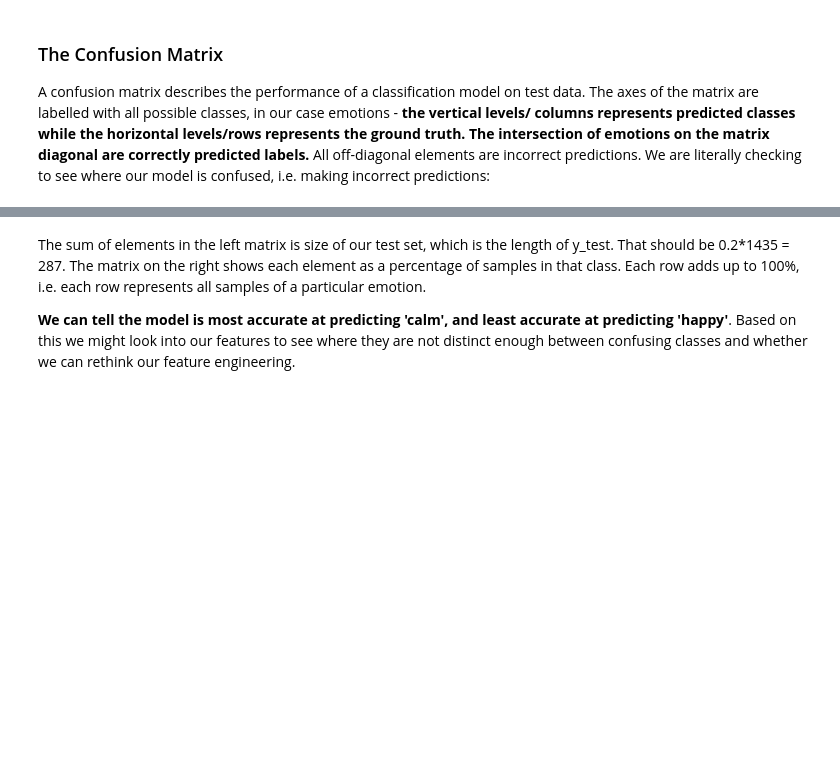
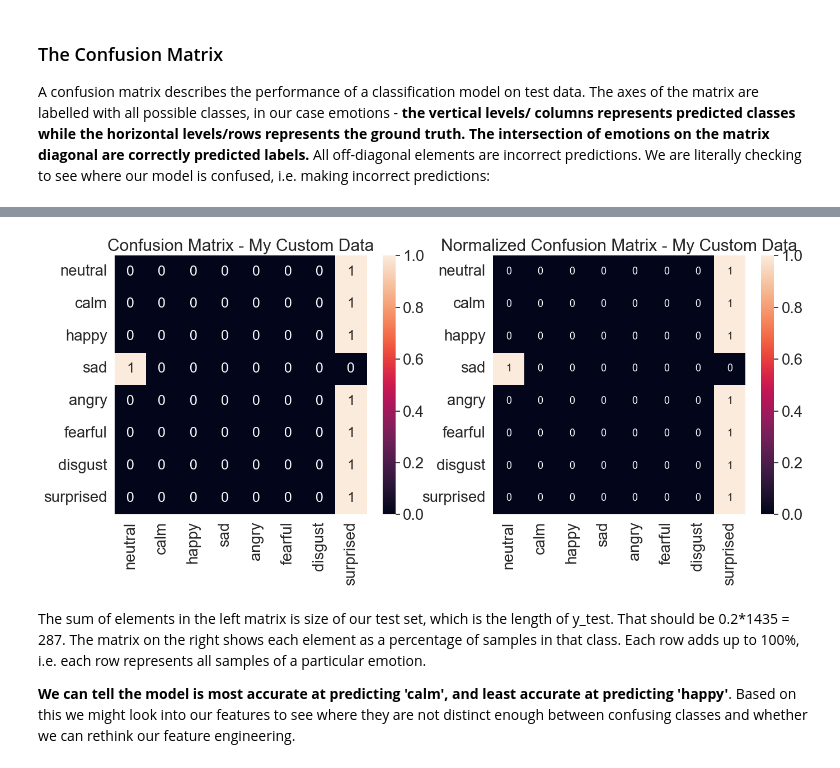
Before and after one commit to ally6606/Week4-NeuralNetworks, a Jupyter notebook: Week4__Neural_Networks.ipynb, the cells around one changed output, grey strips where cells are left out. Saved outputs shown, nothing was run; the diff lists cells and outputs as text; code cells hidden in the pictures; blank space fills up the shorter version.

```diff
--- a/Week4__Neural_Networks.ipynb
+++ b/Week4__Neural_Networks.ipynb
@@ -323,6 +323,8 @@ scaler = MinMaxScaler()
 # keep our unscaled features just in case we need to process them alternatively
 features_minmax = features
 features_minmax = scaler.fit_transform(features_minmax)
+# %%
+custom_features_scaled = scaler.transform(custom_features)
 # %% [markdown]
 Make sure our features are properly scaled:
 # %%
@@ -658,3 +676,35 @@ plt.show()
+# %%
+from sklearn.metrics import confusion_matrix
+import seaborn as sns
+
+# get predictions on my data
+custom_emotion_predictions = model.predict(custom_features_scaled)
+custom_emotion_groundtruth = custom_emotions
+
+# set labels for matrix axes from emotions (same as RAVDESS)
+emotion_list = ['neutral', 'calm', 'happy', 'sad', 'angry', 'fearful', 'disgust', 'surprised']
+emotion_name = [emotion for emotion in emotion_list]
+
+# build confusion matrix and normalized confusion matrix for my data
+conf_matrix_custom = confusion_matrix(custom_emotion_groundtruth, custom_emotion_predictions, labels=emotion_list)
+conf_matrix_custom_norm = confusion_matrix(custom_emotion_groundtruth, custom_emotion_predictions, normalize='true', labels=emotion_list)
+
+# make confusion matrices with labels using DataFrames
+confmatrix_custom_df = pd.DataFrame(conf_matrix_custom, index=emotion_name, columns=emotion_name)
+confmatrix_custom_norm_df = pd.DataFrame(conf_matrix_custom_norm, index=emotion_name, columns=emotion_name)
+
+# plot confusion matrices for my data
+plt.figure(figsize=(16, 6))
+sns.set(font_scale=1.8)  # emotion label and title size
+plt.subplot(1, 2, 1)
+plt.title('Confusion Matrix - My Custom Data')
+sns.heatmap(confmatrix_custom_df, annot=True, annot_kws={"size": 18})
+plt.subplot(1, 2, 2)
+plt.title('Normalized Confusion Matrix - My Custom Data')
+sns.heatmap(confmatrix_custom_norm_df, annot=True, annot_kws={"size": 13})
+plt.show()
+# %% [output]
+[figure, added]
 # %% [markdown]
 The sum of elements in the left matrix is size of our test set, which is the length of y_test. That should be 0.2*1435 = 287. The matrix on the right shows each element as a percentage of samples in that class. Each row adds up to 100%, i.e. each row represents all samples of a particular emotion.
 
```
Also changed, not shown: parts of 11 cells of this notebook.
